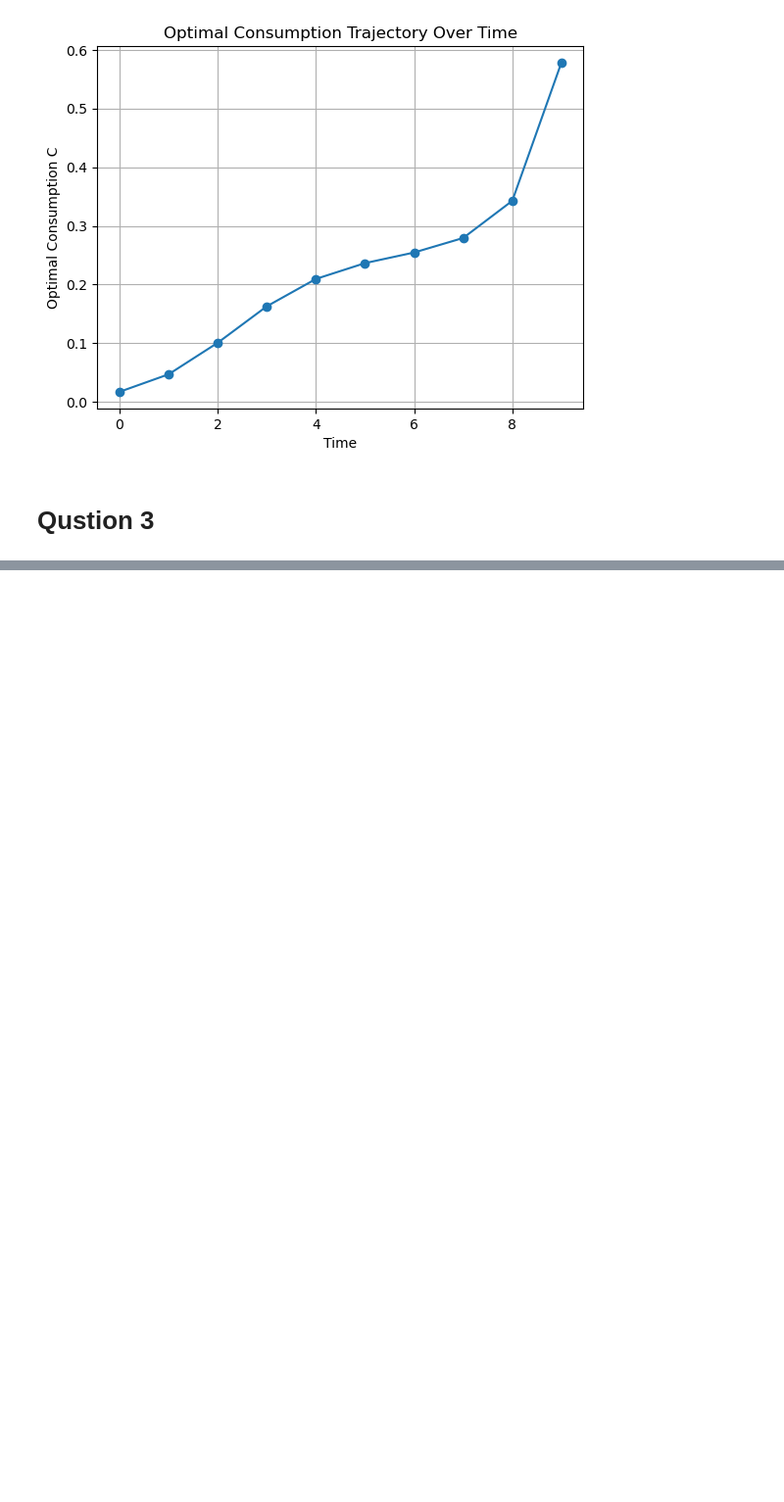
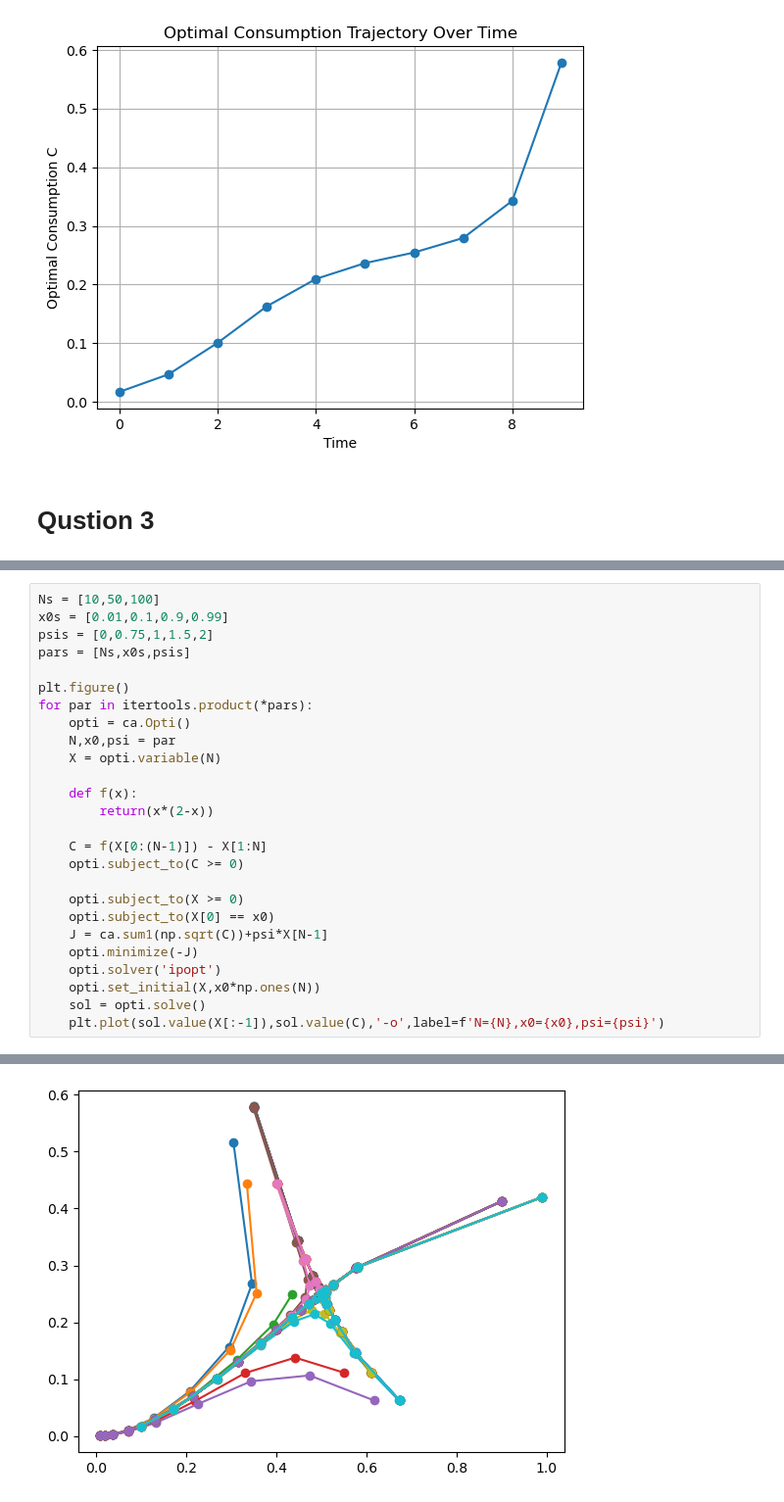
Before and after one commit to Husted42/businessAnalytics, a Jupyter notebook: Dynamic optimization/week2.ipynb, the cells around one changed output, grey strips where cells are left out. Shown at 98% size. Saved outputs shown, nothing was run; the diff lists cells and outputs as text; blank space fills up the shorter version.

```diff
--- a/Dynamic optimization/week2.ipynb
+++ b/Dynamic optimization/week2.ipynb
@@ -333 +334,28 @@ CasADi - 2025-09-08 16:58:54 WARNING("solver:nlp_f failed: NaN detected for outp
 [figure]
+# %%
+Ns = [10,50,100]
+x0s = [0.01,0.1,0.9,0.99]
+psis = [0,0.75,1,1.5,2]
+pars = [Ns,x0s,psis]
+
+plt.figure()
+for par in itertools.product(*pars):
+    opti = ca.Opti()
+    N,x0,psi = par
+    X = opti.variable(N)
+
+    def f(x):
+        return(x*(2-x))
+
+    C = f(X[0:(N-1)]) - X[1:N]
+    opti.subject_to(C >= 0)
+
+    opti.subject_to(X >= 0)
+    opti.subject_to(X[0] == x0)
+    J = ca.sum1(np.sqrt(C))+psi*X[N-1]
+    opti.minimize(-J)
+    opti.solver('ipopt')
+    opti.set_initial(X,x0*np.ones(N))
+    sol = opti.solve()
+    plt.plot(sol.value(X[:-1]),sol.value(C),'-o',label=f'N={N},x0={x0},psi={psi}')
+# %% [output]
@@ -333,0 +405 @@ CasADi - 2025-09-08 16:58:54 WARNING("solver:nlp_f failed: NaN detected for outp
+[figure, added]
```
Also changed, not shown: parts of 7 cells of this notebook, 4 other files.
